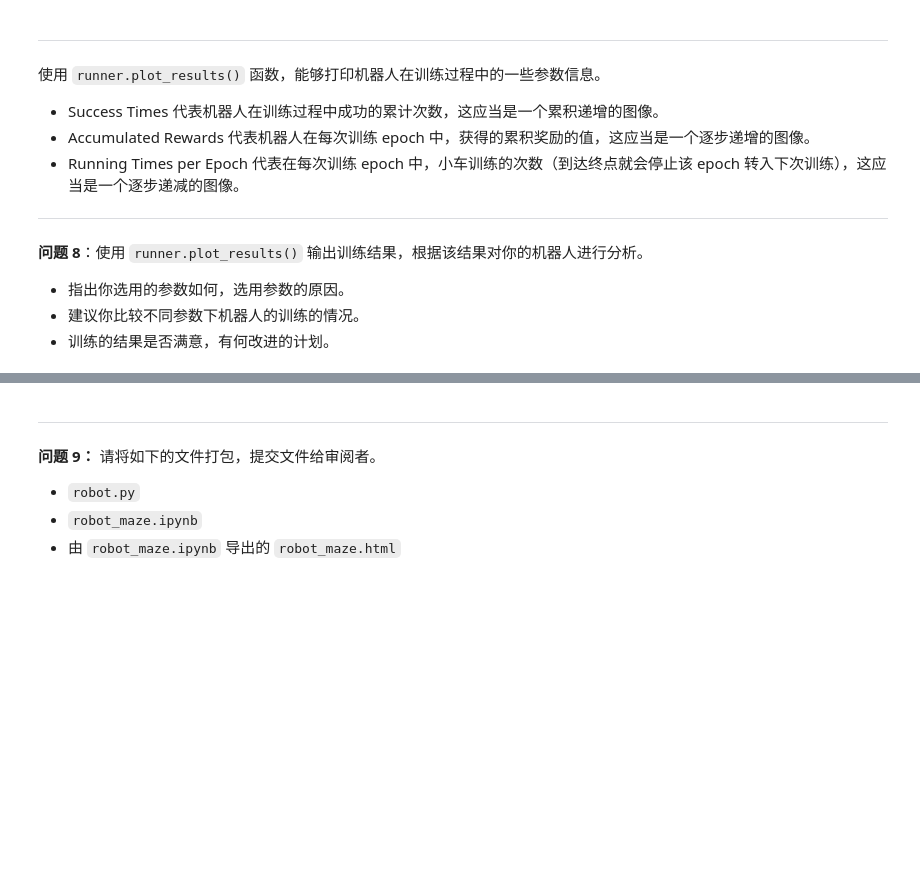
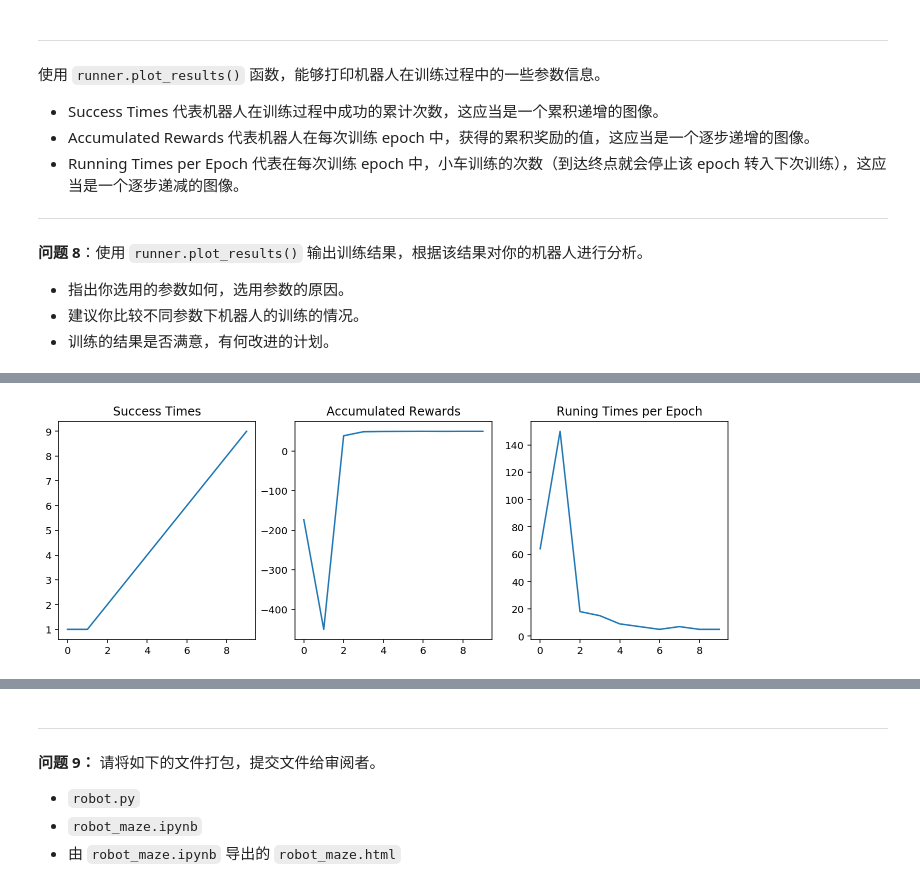
Before and after one commit to duzeng/MLND_CN_P5_Reinforcement_Learning, a Jupyter notebook: robot_maze.ipynb, the cells around one changed output, grey strips where cells are left out. Cells and saved outputs as stored; diff of their text form; code cells hidden in the pictures; blank space fills up the shorter version.

```diff
--- a/robot_maze.ipynb
+++ b/robot_maze.ipynb
@@ -305,0 +307,5 @@ runner.plot_results()
+# %%
+runner3=app(epoch=10,alpha=0.4,gamma=0.1,epsilon0=0.5,moive_number=3)
+runner3.plot_results()
+# %% [output]
+[figure, added]
```
Also changed, not shown: parts of 12 cells of this notebook, 2 other files.
